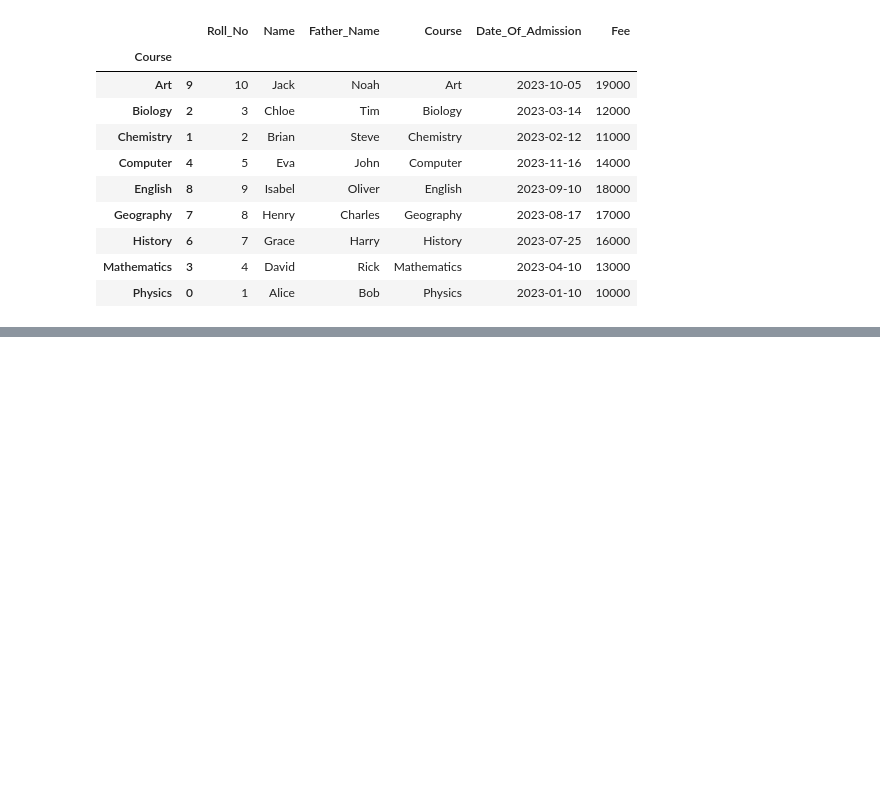
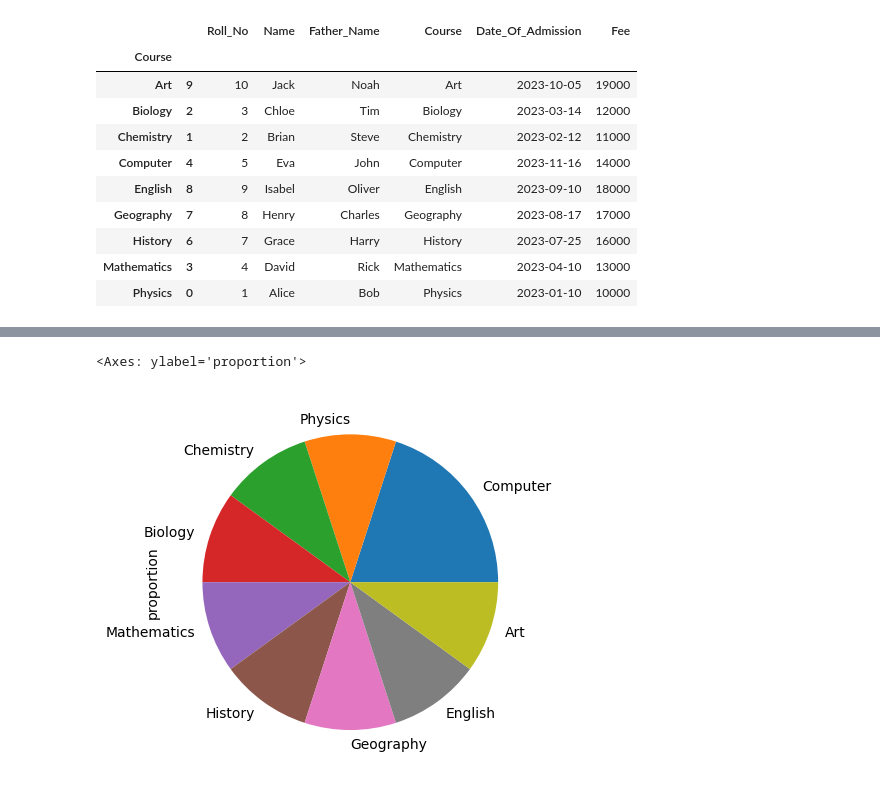
Before and after one commit to AhmedShaykh/NumPy-And-Pandas, a Jupyter notebook: pandas3.ipynb, the cells around one changed output, grey strips where cells are left out. Drawn from its saved outputs; the diff is of its cells as text; code cells hidden in the pictures; blank space fills up the shorter version.

```diff
--- a/pandas3.ipynb
+++ b/pandas3.ipynb
@@ -989,0 +1002,5 @@ studentsDf.groupby(["Course"]).apply(lambda x: x.head(1))
+# %%
+studentsDf.Course.value_counts(normalize=True).plot(kind="pie")
+# %% [output]
+<Axes: ylabel='proportion'>
+[figure, added]
```
Also changed, not shown: parts of 4 cells of this notebook.
